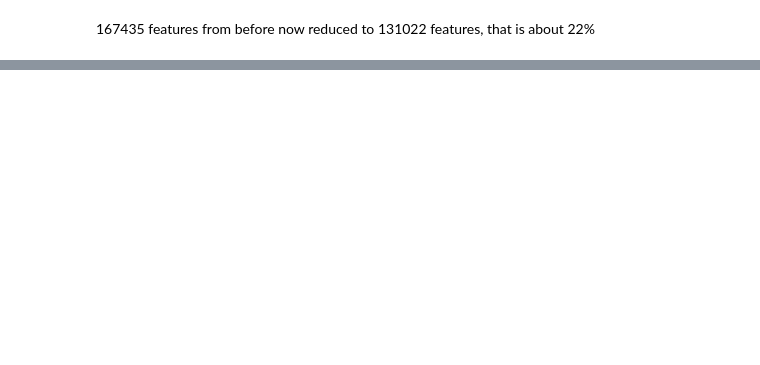
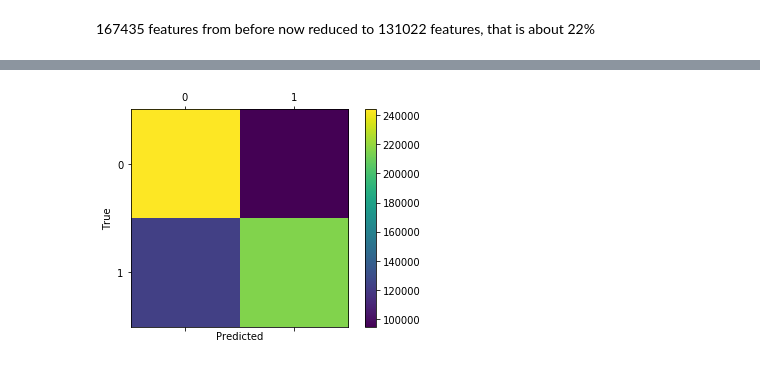
Before and after one commit to Kaguura/SarcasmDetection, a Jupyter notebook: Sarc_Detection.ipynb, the cells around one changed output, grey strips where cells are left out. Drawn from its saved outputs; the diff is of its cells as text; code cells hidden in the pictures; blank space fills up the shorter version.

```diff
--- a/Sarc_Detection.ipynb
+++ b/Sarc_Detection.ipynb
@@ -293,0 +118,4 @@ accuracy_score(y_test, xgb.predict(X_test))
+# %%
+from sklearn.model_selection import train_test_split
+# divide into train and test sets
+X_train, X_test, y_train, y_test = train_test_split(df2, df.label, train_size=0.33)
@@ -293,0 +228,15 @@ accuracy_score(y_test, xgb.predict(X_test))
+# %%
+from sklearn.metrics import confusion_matrix
+import matplotlib.pyplot as plt
+
+
+cm = confusion_matrix(y_test, bag_log_reg.predict(X_test))
+fig = plt.figure()
+ax = fig.add_subplot(111)
+cax = ax.matshow(cm)
+fig.colorbar(cax)
+plt.xlabel('Predicted')
+plt.ylabel('True')
+plt.show()
+# %% [output]
+[figure, added]
```
Also changed, not shown: parts of 46 cells of this notebook.
